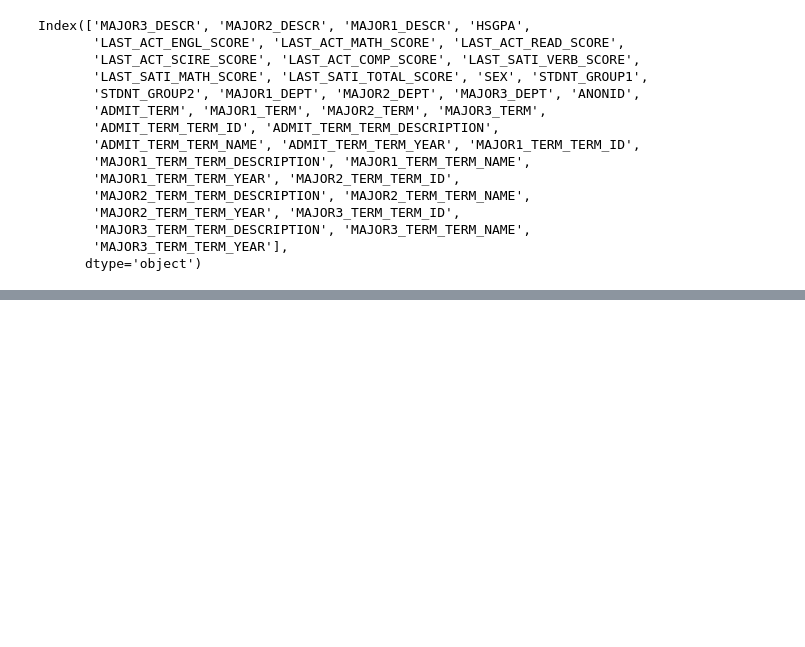
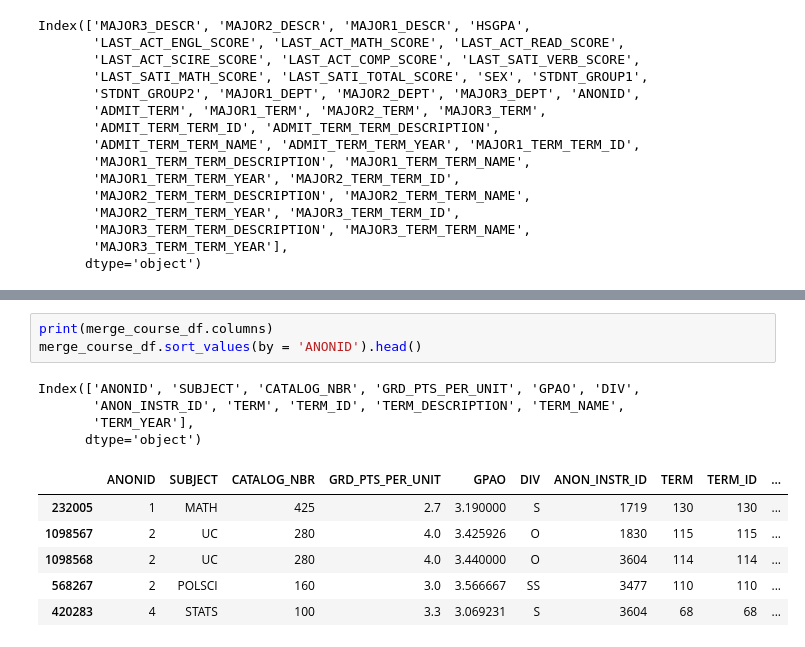
Before and after one commit to MADS-593-Project/Project, a Jupyter notebook: kolbe_work.ipynb, the cells around one changed output, grey strips where cells are left out. Drawn from its saved outputs; the diff is of its cells as text; blank space fills up the shorter version.

```diff
--- a/kolbe_work.ipynb
+++ b/kolbe_work.ipynb
@@ -144,0 +180,14 @@ merge_record_df[columns].head()
+# %%
+print(merge_course_df.columns)
+merge_course_df.sort_values(by = 'ANONID').head()
+# %% [output]
+Index(['ANONID', 'SUBJECT', 'CATALOG_NBR', 'GRD_PTS_PER_UNIT', 'GPAO', 'DIV',
+       'ANON_INSTR_ID', 'TERM', 'TERM_ID', 'TERM_DESCRIPTION', 'TERM_NAME',
+       'TERM_YEAR'],
+      dtype='object')
+|  | ANONID | SUBJECT | CATALOG_NBR | GRD_PTS_PER_UNIT | GPAO | DIV | ANON_INSTR_ID | TERM | TERM_ID | ... |
+| 232005 | 1 | MATH | 425 | 2.7 | 3.190000 | S | 1719 | 130 | 130 | ... |
+| 1098567 | 2 | UC | 280 | 4.0 | 3.425926 | O | 1830 | 115 | 115 | ... |
+| 1098568 | 2 | UC | 280 | 4.0 | 3.440000 | O | 3604 | 114 | 114 | ... |
+| 568267 | 2 | POLSCI | 160 | 3.0 | 3.566667 | SS | 3477 | 110 | 110 | ... |
+| 420283 | 4 | STATS | 100 | 3.3 | 3.069231 | S | 3604 | 68 | 68 | ... |
```
Also changed, not shown: parts of 7 cells of this notebook.
